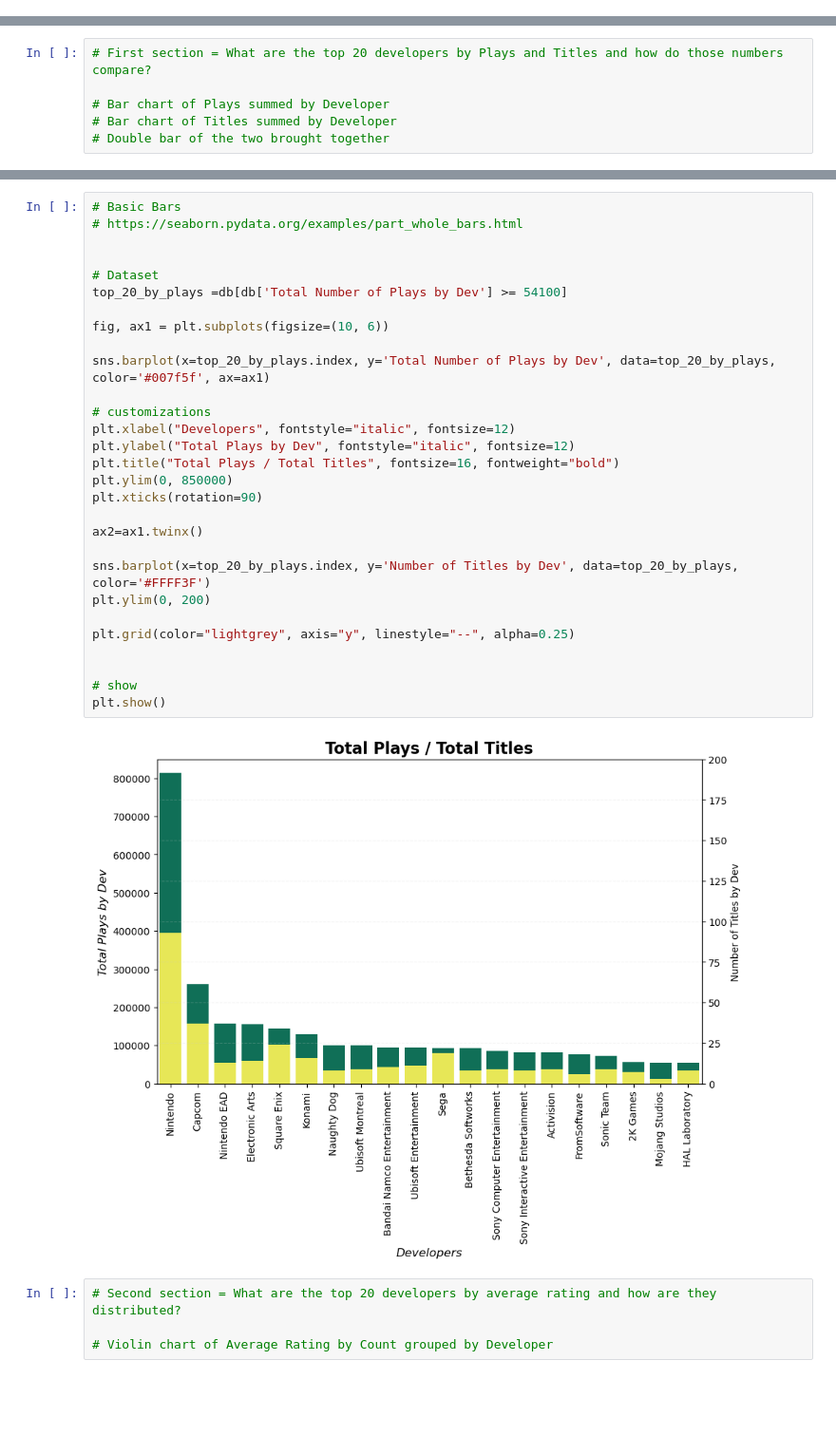
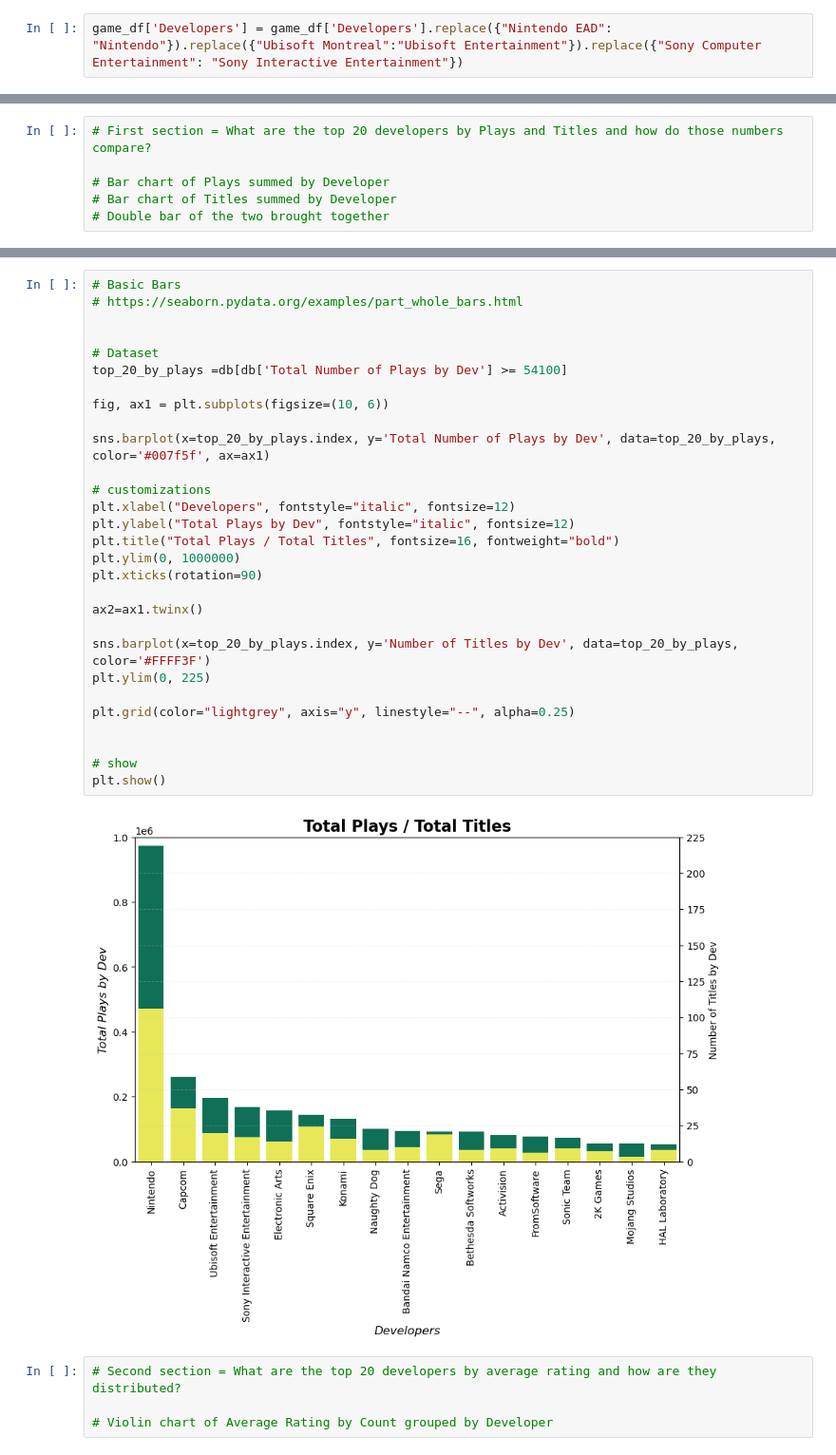
Before and after one commit to MasonNDeJesus/project_1_group_09, a Jupyter notebook: Nick_project_work/data_cleaning.ipynb, the cells around one changed output, grey strips where cells are left out. Shown at 95% size. Saved outputs shown, nothing was run; the diff lists cells and outputs as text; blank space fills up the shorter version.

```diff
--- a/Nick_project_work/data_cleaning.ipynb
+++ b/Nick_project_work/data_cleaning.ipynb
@@ -265,6 +265,8 @@ Data columns (total 16 columns):
  15  Genre_Count     60000 non-null  int64
 dtypes: datetime64[ns](1), float64(7), int64(3), object(5)
 memory usage: 7.3+ MB
+# %%
+game_df['Developers'] = game_df['Developers'].replace({"Nintendo EAD": "Nintendo"}).replace({"Ubisoft Montreal":"Ubisoft Entertainment"}).replace({"Sony Computer Entertainment": "Sony Interactive Entertainment"})
 # %%
 # Add next cell to data cleaning area
 # %%
@@ -475,34 +480,34 @@ top_20_by_plays.reset_index('Developers')
 # %%
 # Basic Bars
 # https://seaborn.pydata.org/examples/part_whole_bars.html
 
 
 # Dataset
 top_20_by_plays =db[db['Total Number of Plays by Dev'] >= 54100]
 
 fig, ax1 = plt.subplots(figsize=(10, 6))
 
 sns.barplot(x=top_20_by_plays.index, y='Total Number of Plays by Dev', data=top_20_by_plays, color='#007f5f', ax=ax1)
 
 # customizations
 plt.xlabel("Developers", fontstyle="italic", fontsize=12)
 plt.ylabel("Total Plays by Dev", fontstyle="italic", fontsize=12)
 plt.title("Total Plays / Total Titles", fontsize=16, fontweight="bold")
-plt.ylim(0, 850000)
+plt.ylim(0, 1000000)
 plt.xticks(rotation=90)
 
 ax2=ax1.twinx()
 
 sns.barplot(x=top_20_by_plays.index, y='Number of Titles by Dev', data=top_20_by_plays, color='#FFFF3F')
-plt.ylim(0, 200)
+plt.ylim(0, 225)
 
 plt.grid(color="lightgrey", axis="y", linestyle="--", alpha=0.25)
 
 
 # show
 plt.show()
 # %% [output]
-[figure, old version]
+[figure, new version]
 # %%
 # Second section = What are the top 20 developers by average rating and how are they distributed?
 
```
Also changed, not shown: parts of 17 cells of this notebook.
